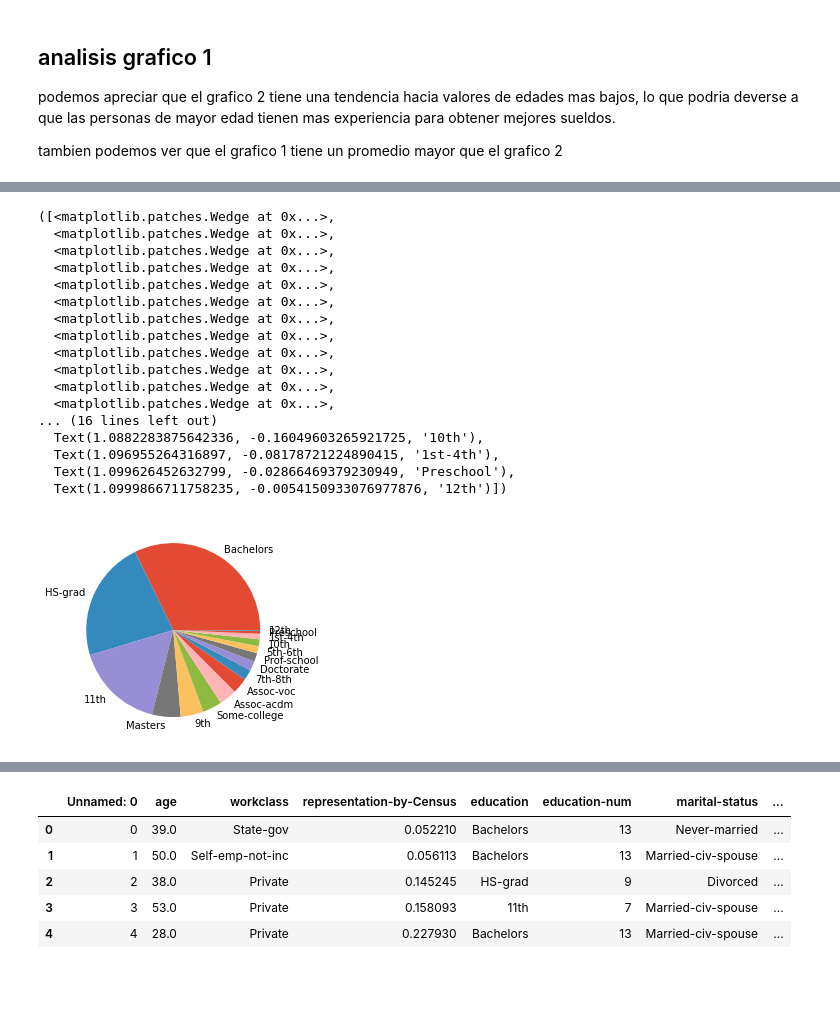
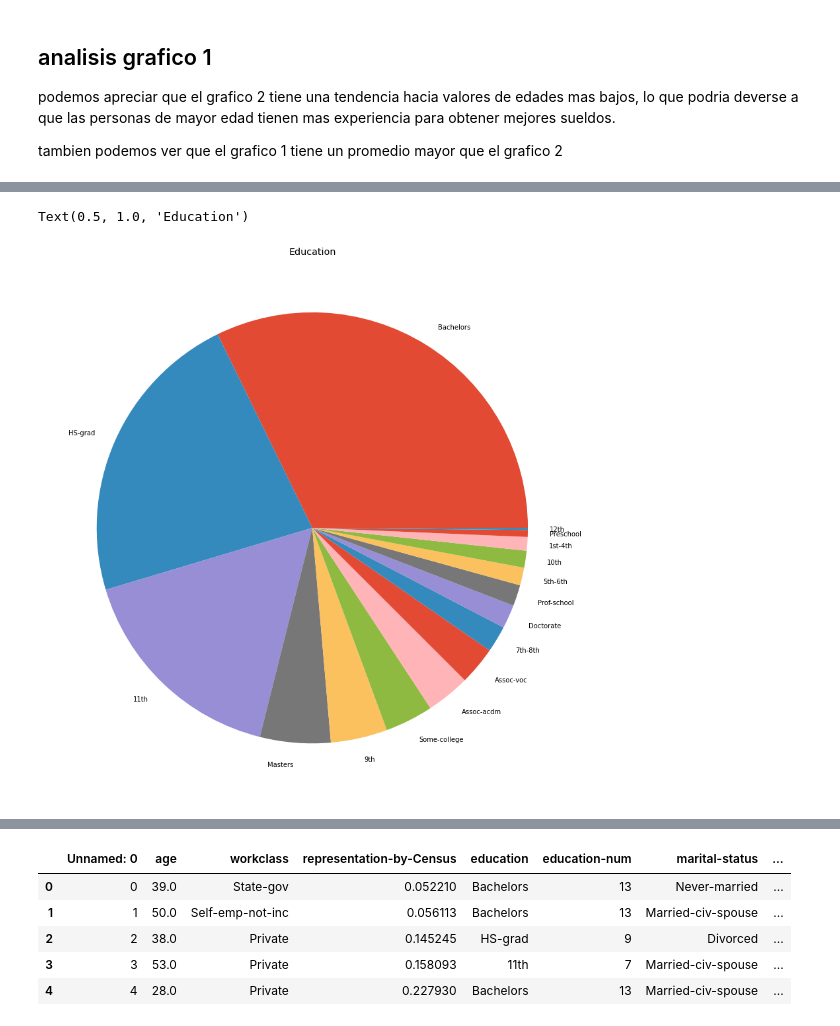
Before and after one commit to KenderWebos/python-data-science, a Jupyter notebook: tarea_3/Main/visualizacion.ipynb, the cells around one changed output, grey strips where cells are left out. Saved outputs shown, nothing was run; the diff lists cells and outputs as text; code cells hidden in the pictures; blank space fills up the shorter version.

```diff
--- a/tarea_3/Main/visualizacion.ipynb
+++ b/tarea_3/Main/visualizacion.ipynb
@@ -297,28 +215,13 @@ plt.title('Distribución de trabajos')
 # %%
 encabezado = ["education"]
 df_content = pd.DataFrame(df, columns = encabezado)
 
+plt.figure(0, (15,15))
 plt.pie(df_content["education"].value_counts().array, labels=df_content["education"].unique())
 plt.title("Education")
 # %% [output]
-([<matplotlib.patches.Wedge at 0x...>,
-  <matplotlib.patches.Wedge at 0x...>,
-  <matplotlib.patches.Wedge at 0x...>,
-  <matplotlib.patches.Wedge at 0x...>,
-  <matplotlib.patches.Wedge at 0x...>,
-  <matplotlib.patches.Wedge at 0x...>,
-  <matplotlib.patches.Wedge at 0x...>,
-  <matplotlib.patches.Wedge at 0x...>,
-  <matplotlib.patches.Wedge at 0x...>,
-  <matplotlib.patches.Wedge at 0x...>,
-  <matplotlib.patches.Wedge at 0x...>,
-  <matplotlib.patches.Wedge at 0x...>,
-... (16 lines left out)
-  Text(1.0882283875642336, -0.16049603265921725, '10th'),
-  Text(1.096955264316897, -0.08178721224890415, '1st-4th'),
-  Text(1.099626452632799, -0.02866469379230949, 'Preschool'),
-  Text(1.0999866711758235, -0.0054150933076977876, '12th')])
+Text(0.5, 1.0, 'Education')
-[figure, old version]
+[figure, new version]
 # %%
 encabezado = ["occupation"]
 df_content = pd.DataFrame(df, columns = encabezado)
```
Also changed, not shown: parts of 9 cells of this notebook.
